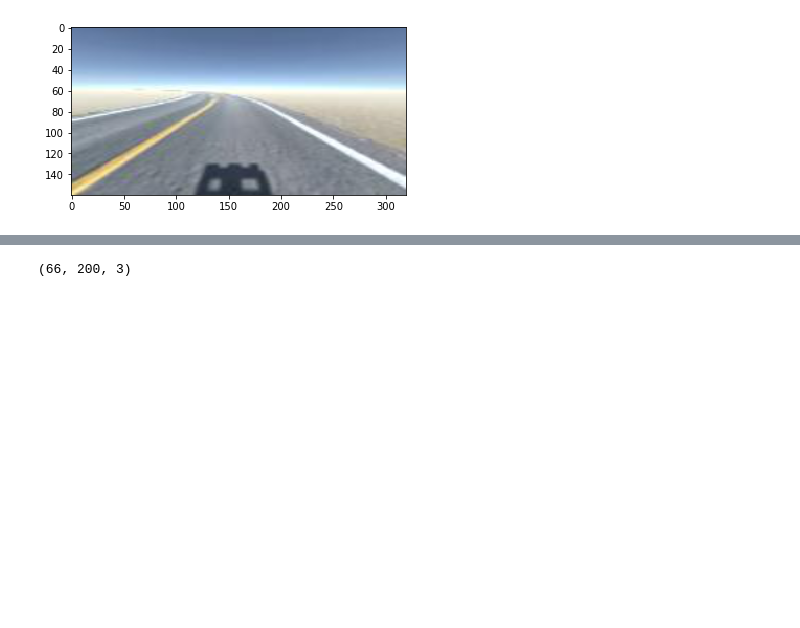
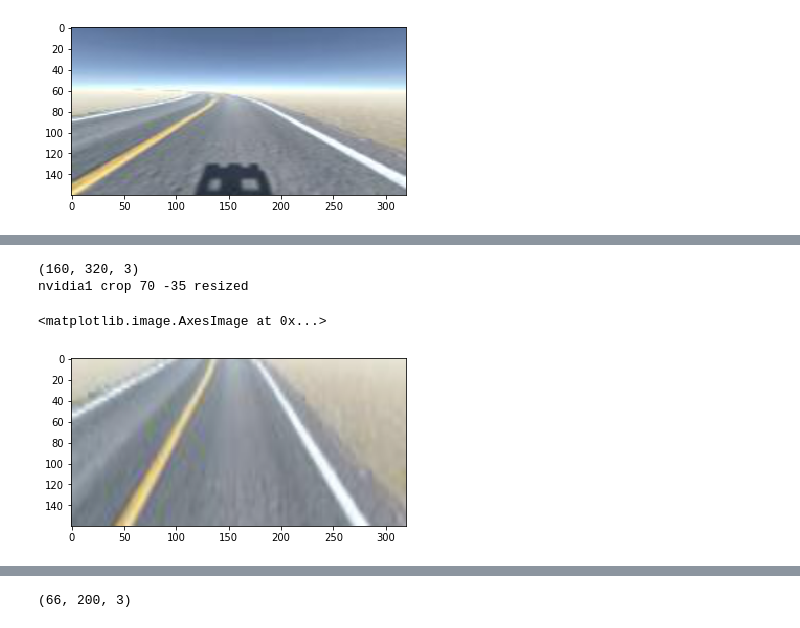
Before and after one commit to dsikar/sdsandbox, a Jupyter notebook: src/augment.ipynb, the cells around one changed output, grey strips where cells are left out. Cells and saved outputs as stored; diff of their text form; code cells hidden in the pictures; blank space fills up the shorter version.

```diff
--- a/src/augment.ipynb
+++ b/src/augment.ipynb
@@ -314,0 +282,6 @@ print(image.shape) # original size of this image: 120 x 160
+# %%
+image_nvidia2_crop_70_35 = crop(image_resized, 70, -35)
+# cropping test
+print("nvidia2 70 -35 crop (55, 320, 3)")
+print(image_nvidia2_crop_70_35.shape)
+plt.imshow(image_nvidia2_crop_70_35)
@@ -314,0 +293,10 @@ print(image.shape) # original size of this image: 120 x 160
+# %%
+image_nvidia_crop_70_35_resized = cv2.resize(image_nvidia2_crop_70_35, (IMAGE_WIDTH, IMAGE_HEIGHT), cv2.INTER_AREA)
+print(image_nvidia_crop_70_35_resized.shape)
+print("nvidia1 crop 70 -35 resized")
+plt.imshow(image_nvidia_crop_70_35_resized)
+# %% [output]
+(160, 320, 3)
+nvidia1 crop 70 -35 resized
+<matplotlib.image.AxesImage at 0x...>
+[figure, added]
```
Also changed, not shown: parts of 15 cells of this notebook, 1 other file.
